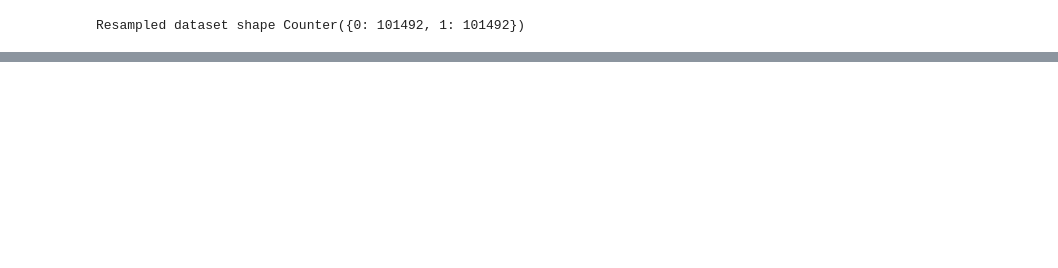
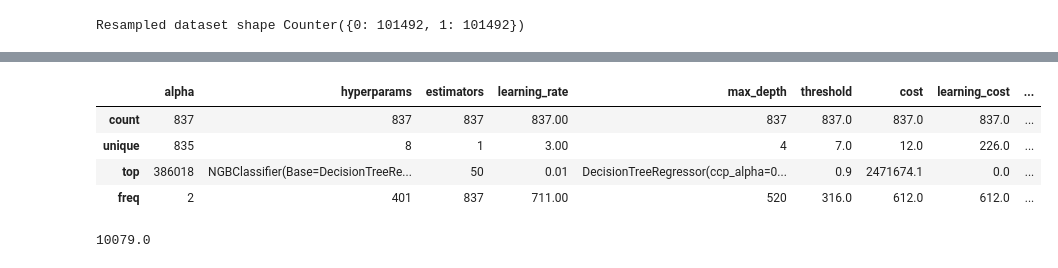
Before and after one commit to aoelvp94/NGBoost_CreditRiskAnalysis, a Jupyter notebook: NGBoost_CreditRiskAnalysis_SecondExperiment.ipynb, the cells around one changed output, grey strips where cells are left out. Saved outputs shown, nothing was run; the diff lists cells and outputs as text; code cells hidden in the pictures; blank space fills up the shorter version.

```diff
--- a/NGBoost_CreditRiskAnalysis_SecondExperiment.ipynb
+++ b/NGBoost_CreditRiskAnalysis_SecondExperiment.ipynb
@@ -213,14 +273,0 @@ def process_unit_cost(x, rate):
-# %%
-def cost_score(loan, y_pred, y_true):
-    """
-    From input data, generates auxiliar dataframe in order to apply process_unit_cost for each row and then summarize that.
-
-    Args:
-        - loan: data about the requested amount of money
-        - y_pred: list of predictions
-        - y_true: list of true values
-
-    Returns sum of unit costs
-    """
-    aux_df = pd.DataFrame(data = {'LoanPrincipal': loan, 'predicted': y_pred, 'real':y_true})
-    return sum(aux_df.apply(lambda x: process_unit_cost(x,0.0075), axis=1))
@@ -235,0 +274,6 @@ cost_score(list(df_cost['LoanPrincipal']), list(df_cost['y_pred']), list(df_cost
+# %%
+df_aux = pd.DataFrame(X_test, columns=cols_with_missing_indicators)
+df_aux['predicted'] = generate_y_pred_with_custom_threshold(ngb_clf, X_test, 0.75)
+df_aux['real'] = list(y_test)
+df_aux['LoanPrincipal'] = df_aux.MonthlyIncome * 2
+cost_score(df_aux.LoanPrincipal, df_aux.predicted, df_aux.real)
@@ -241,0 +299,5 @@ TEST: ROC AUC=0.812
+# %%
+base0 = DecisionTreeRegressor(criterion="friedman_mse", max_depth=6)
+base1 = DecisionTreeRegressor(criterion="friedman_mse", max_depth=8)
+base2 = DecisionTreeRegressor(criterion="friedman_mse", max_depth=12)
+base3 = DecisionTreeRegressor(criterion="friedman_mse", max_depth=16)
@@ -241,0 +401,2 @@ TEST: ROC AUC=0.812
+# %%
+df_collector['final_cost'] = df_collector['cost'] - df_collector['learning_cost']
@@ -241,0 +408,12 @@ TEST: ROC AUC=0.812
+# %%
+df_collector[df_collector['final_cost'] >0].describe()
+# %% [output]
+|  | alpha | hyperparams | estimators | learning_rate | max_depth | threshold | cost | learning_cost | ... |
+| count | 837 | 837 | 837 | 837.00 | 837 | 837.0 | 837.0 | 837.0 | ... |
+| unique | 835 | 8 | 1 | 3.00 | 4 | 7.0 | 12.0 | 226.0 | ... |
+| top | 386018 | NGBClassifier(Base=DecisionTreeRe... | 50 | 0.01 | DecisionTreeRegressor(ccp_alpha=0... | 0.9 | 2471674.1 | 0.0 | ... |
+| freq | 2 | 401 | 837 | 711.00 | 520 | 316.0 | 612.0 | 612.0 | ... |
+# %%
+df_collector[df_collector['final_cost'] >0].min().alpha
+# %% [output]
+10079.0
```
Also changed, not shown: parts of 27 cells of this notebook, 6 other files.
